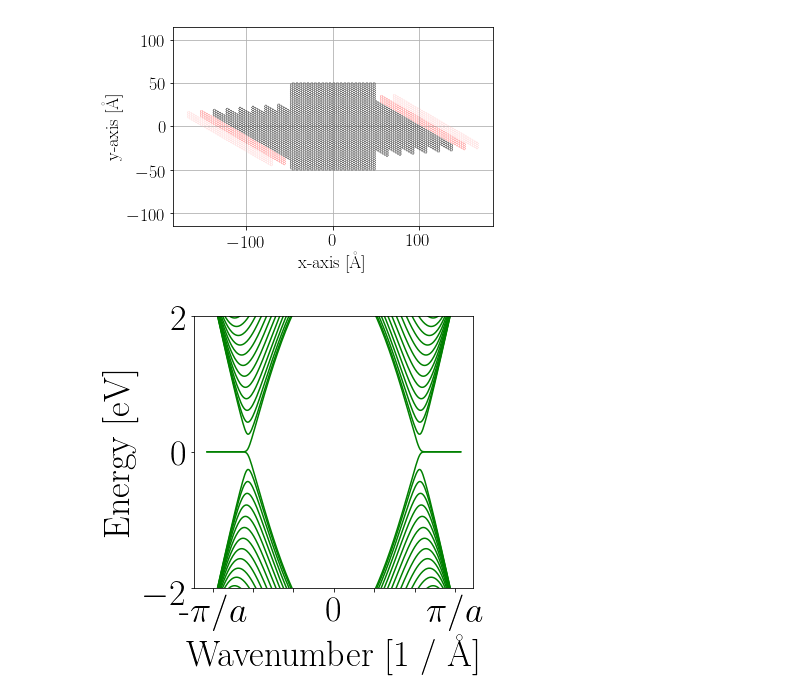
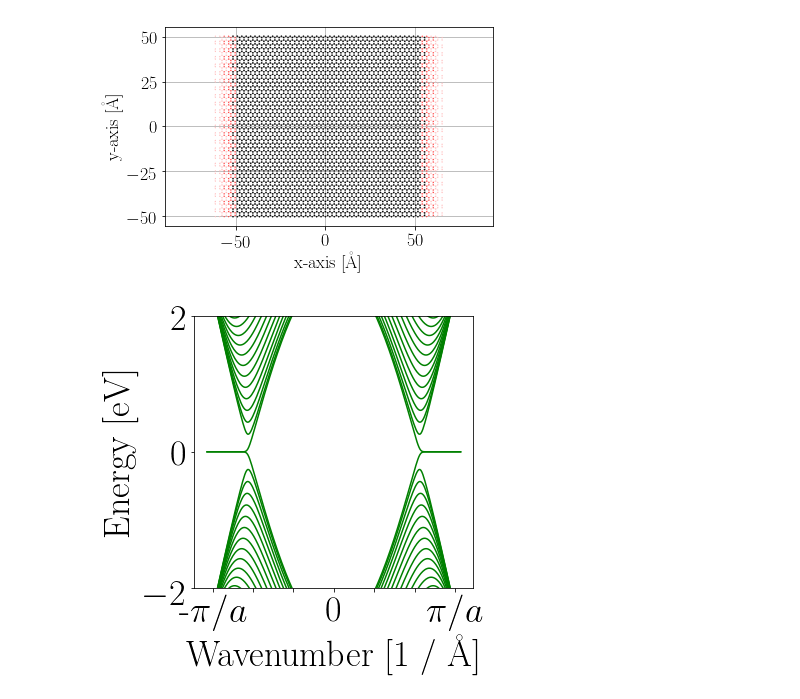
Before and after one commit to CLEANit/QuantumTransduction, a Jupyter notebook: jupyter_notebooks/graphene/Graphene 1D chain.ipynb, the cells around one changed output. Saved outputs shown, nothing was run; the diff lists cells and outputs as text; code cells hidden in the pictures.

```diff
--- a/jupyter_notebooks/graphene/Graphene 1D chain.ipynb
+++ b/jupyter_notebooks/graphene/Graphene 1D chain.ipynb
@@ -46,18 +46,32 @@ m = np.sin(np.pi / 6) / np.cos(np.pi / 6)
 
 
 # if we want conducting (zigzag) leads or not, else semi-conducting (armchair) leads
-conducting = False
+conducting = True
 
 if conducting:
     # set lattice vectors and basis
-    v1 = np.array((a * sqrt(3) / 2., 3 * a / 2))
-    v2 = np.array((-a * sqrt(3) / 2., 3 * a / 2))
-    graphene = kwant.lattice.general([v1, v2], [(0, 0), (0, -a) ], norbs=1 )
+#     v1 = np.array((a * sqrt(3) / 2., 3 * a / 2))
+#     v2 = np.array((-a * sqrt(3) / 2., 3 * a / 2))
+#     graphene = kwant.lattice.general([v1, v2], [(0, 0), (0, -a) ], norbs=1 )
+
+    v1 = [0., 4.26]
+    v2 = [2.4595121467478056, 0.]
+    basis = [[0., 0.71        ],
+       [3.68926822, 1.42],
+       [3.68926822, 2.84],
+       [0., 3.55]]
+    graphene = kwant.lattice.general([v1, v2], basis)
+
 else:
-    v1 = np.array((3 * a / 2, a * sqrt(3) / 2.))
-    v2 = np.array((3 * a / 2, -a * sqrt(3) / 2.))
-    graphene = kwant.lattice.general([v1, v2], [(0, 0), (-a, 0) ], norbs=1 )
-
+#     v1 = np.array((3 * a / 2, a * sqrt(3) / 2.))
+#     v2 = np.array((3 * a / 2, -a * sqrt(3) / 2.))
+#     graphene = kwant.lattice.general([v1, v2], [(0, 0), (-a, 0) ], norbs=1 )
+    v1 = [4.26, 0]
+    v2 = [0., 2.4595121467478056]
+    basis = [[0.71      , 0.        ],
+       [1.42      , 3.68926822],
+       [2.84      , 3.68926822],
+       [3.55      , 0.        ]]
 def make_system():
 
     # rectangular shape
@@ -81,13 +95,14 @@ def make_system():
     # add the lead on the left hand side
     ####################################
     if conducting:
-        sym = kwant.TranslationalSymmetry(graphene.vec((-1, 1)))
+        sym = kwant.TranslationalSymmetry(graphene.vec((0, -1)))
         lead = kwant.Builder(sym)
-        a = orthogVecSlope(graphene.vec((-1,1)))
+        a = orthogVecSlope(graphene.vec((0,-1)))
         lead[graphene.shape(shape, (0,0))] = on_site
         lead[graphene.neighbors()] = -t
         lead.eradicate_dangling()
         syst.attach_lead(lead)
+        syst.attach_lead(lead.reversed())
     else:
         sym = kwant.TranslationalSymmetry(graphene.vec((-4, -3)))
         lead = kwant.Builder(sym)
@@ -96,35 +111,34 @@ def make_system():
         lead[graphene.neighbors()] = -t
         lead.eradicate_dangling()
         syst.attach_lead(lead)
 
         syst.attach_lead(lead.reversed())
     ####################################
 
 
     return syst
 
 syst = make_system()
-
 # To highlight the two sublattices of graphene, we plot one with
 # a filled, and the other one with an open circle:
 def family_colors(site):
     return 0 if site.family == a else 1
 
 # Then, plot the system with leads.
 kwant.plot(syst, site_lw=0.1, lead_site_lw=0, site_color=family_colors, colorbar=False, show=False)
 pyplot.axis('equal')
 pyplot.grid(True)
 pyplot.ylabel('y-axis [\AA]')
 pyplot.xlabel('x-axis [\AA]')
 pyplot.savefig('graphene_nanoribbon.pdf')
 pyplot.tight_layout()
 pyplot.show()
 
 
 # Finalize the system.
 syst = syst.finalized()
 # %% [output]
-[figure, old version]
+[figure, new version]
 # %%
 fig, axes = pyplot.subplots(1,1, figsize=(5,5), sharey='row')
 momenta = np.linspace(-np.pi,  np.pi, 256)
```
Also changed, not shown: 3 other files.
